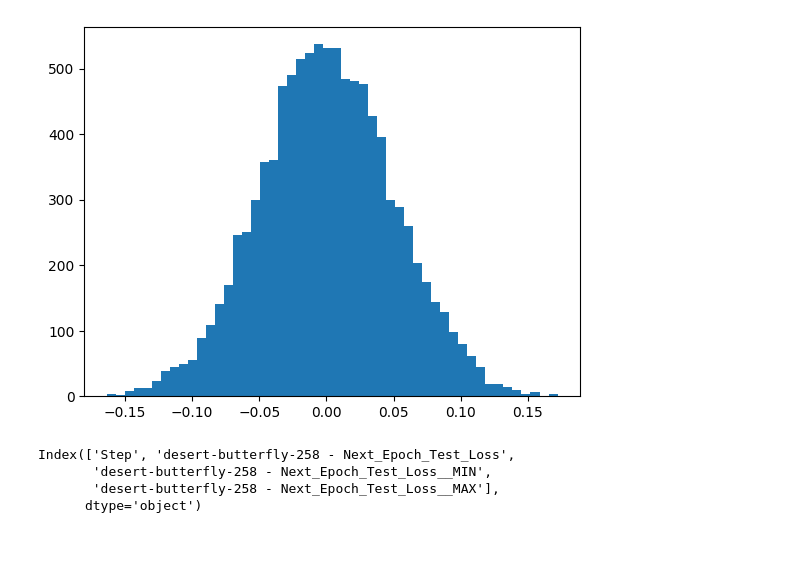
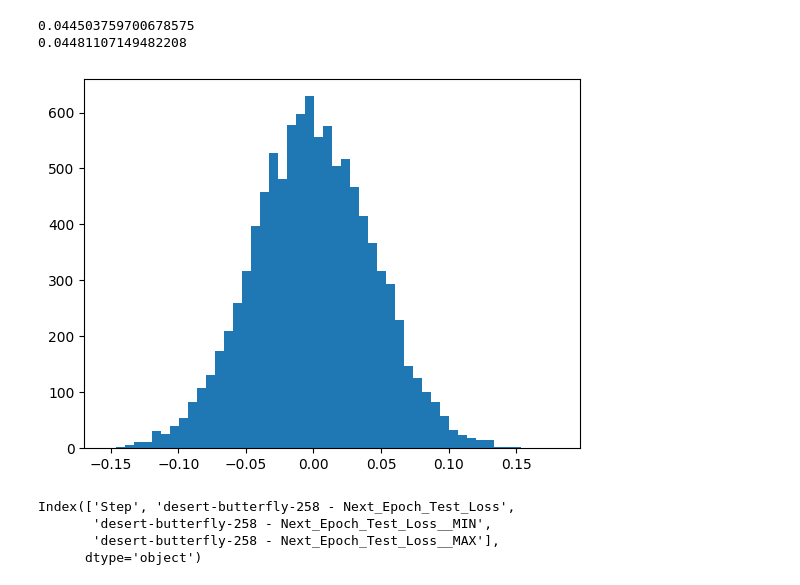
Before and after one commit to HaowenGuan/Galaxy-Dataset-Distillation, a Jupyter notebook: Galaxy-DR17-dataset/generate_demonstration.ipynb, the cells around one changed output. Drawn from its saved outputs; the diff is of its cells as text; code cells hidden in the pictures; blank space fills up the shorter version.

```diff
--- a/Galaxy-DR17-dataset/generate_demonstration.ipynb
+++ b/Galaxy-DR17-dataset/generate_demonstration.ipynb
@@ -6,18 +6,20 @@ import matplotlib.pyplot as plt
 import csv
 import pandas as pd
 # %%
+n = 200 - 10000
+
 data = []
-
 for i in range(10000):
-    x = np.array(range(400))
-    y = np.random.normal(size=400)
+    x = np.array(range(500))
+    y = np.random.normal(size=500)
     data.append(np.corrcoef(x, y)[0, 1])
-    # plt.plot(x, y)
-    # plt.show()
-
+print(np.std(data))
+print(np.sqrt(1/498))
 _ = plt.hist(data, bins=50)
 # %% [output]
+0.044503759700678575
+0.04481107149482208
-[figure, old version]
+[figure, new version]
 # %%
 pd_data = pd.read_csv('wandb_export_2023-02-20T21_34_25.654-05_00.csv', delimiter=',')
 # %%
```
Also changed, not shown: 4 other files.
